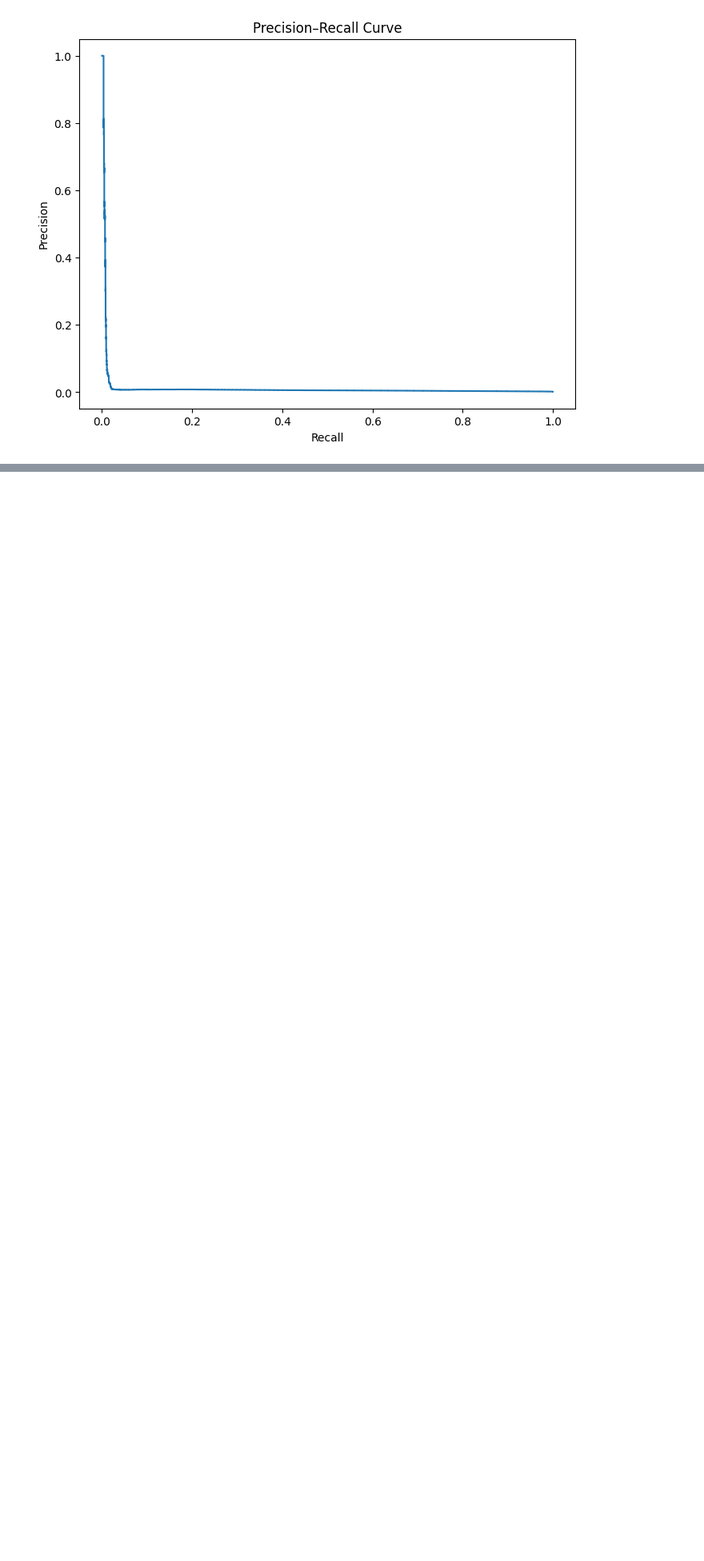
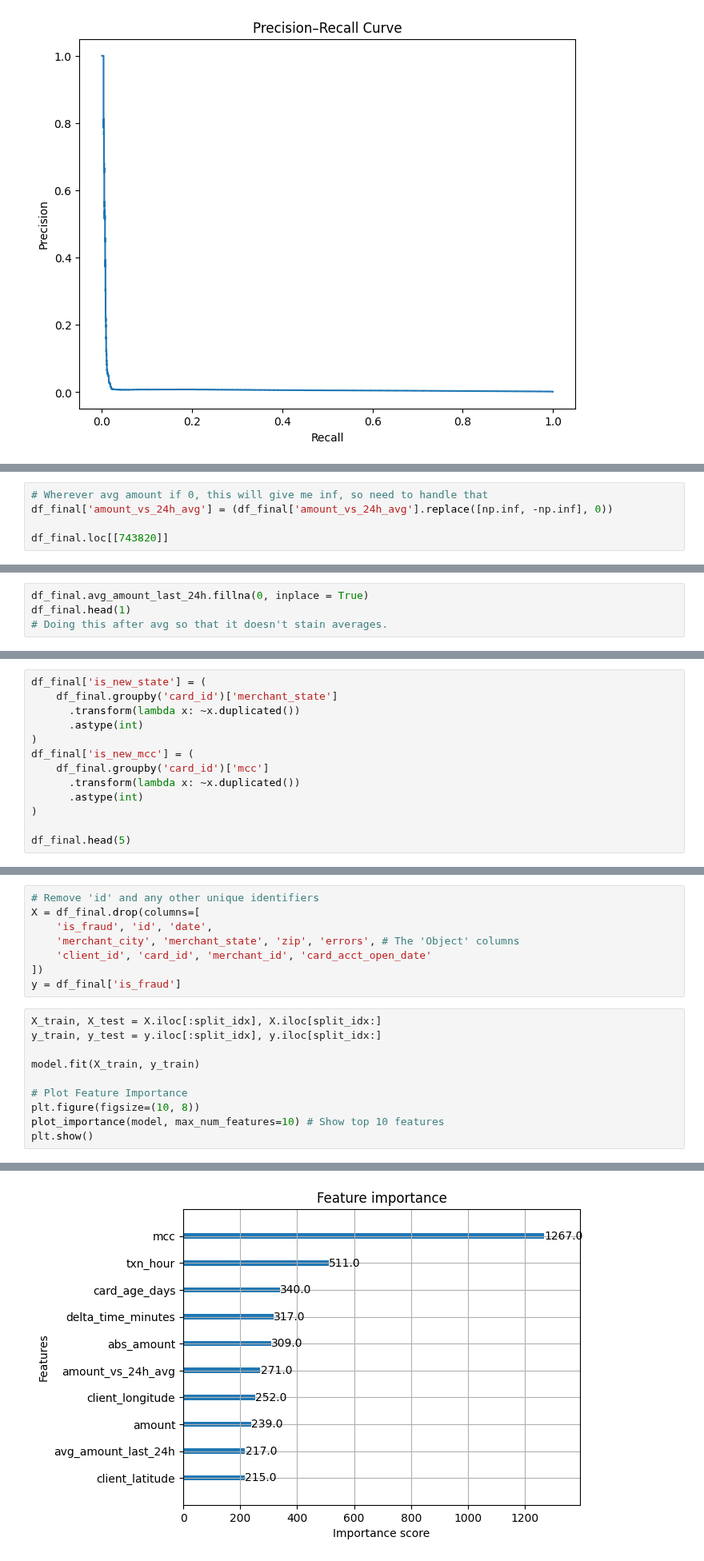
Before and after one commit to nandnii/Fraud-Transactions, a Jupyter notebook: Fraud Transactions.ipynb, the cells around one changed output, grey strips where cells are left out. Shown at 80% size. Drawn from its saved outputs; the diff is of its cells as text; blank space fills up the shorter version.

Commit message:
Finish off Modelling with ~85% Recall

```diff
--- a/Fraud Transactions.ipynb
+++ b/Fraud Transactions.ipynb
@@ -1199,0 +1212,5 @@ df.head(5)
+# %%
+# Wherever avg amount if 0, this will give me inf, so need to handle that
+df_final['amount_vs_24h_avg'] = (df_final['amount_vs_24h_avg'].replace([np.inf, -np.inf], 0))
+
+df_final.loc[[743820]]
@@ -1199,0 +1220,4 @@ df.head(5)
+# %%
+df_final.avg_amount_last_24h.fillna(0, inplace = True)
+df_final.head(1)
+# Doing this after avg so that it doesn't stain averages.
@@ -1199,0 +1227,13 @@ df.head(5)
+# %%
+df_final['is_new_state'] = (
+    df_final.groupby('card_id')['merchant_state']
+      .transform(lambda x: ~x.duplicated())
+      .astype(int)
+)
+df_final['is_new_mcc'] = (
+    df_final.groupby('card_id')['mcc']
+      .transform(lambda x: ~x.duplicated())
+      .astype(int)
+)
+
+df_final.head(5)
@@ -1199,0 +1265,19 @@ df.head(5)
+# %%
+# Remove 'id' and any other unique identifiers
+X = df_final.drop(columns=[
+    'is_fraud', 'id', 'date',
+    'merchant_city', 'merchant_state', 'zip', 'errors', # The 'Object' columns
+    'client_id', 'card_id', 'merchant_id', 'card_acct_open_date'
+])
+y = df_final['is_fraud']
+# %%
+X_train, X_test = X.iloc[:split_idx], X.iloc[split_idx:]
+y_train, y_test = y.iloc[:split_idx], y.iloc[split_idx:]
+
+model.fit(X_train, y_train)
+
+# Plot Feature Importance
+plt.figure(figsize=(10, 8))
+plot_importance(model, max_num_features=10) # Show top 10 features
+plt.show()
+# %% [output]
@@ -1199,0 +1285 @@ df.head(5)
+[figure, added]
```
Also changed, not shown: parts of 25 cells of this notebook.
